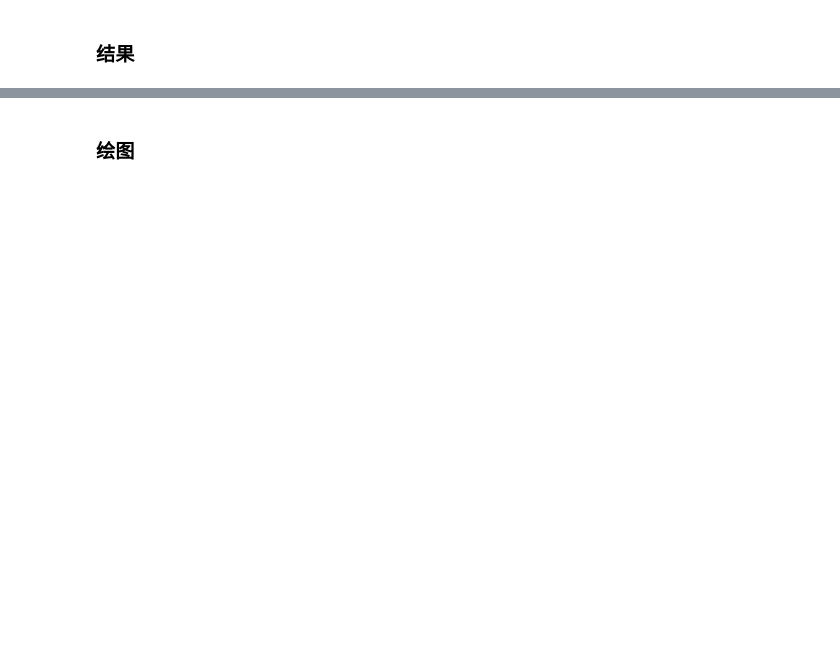
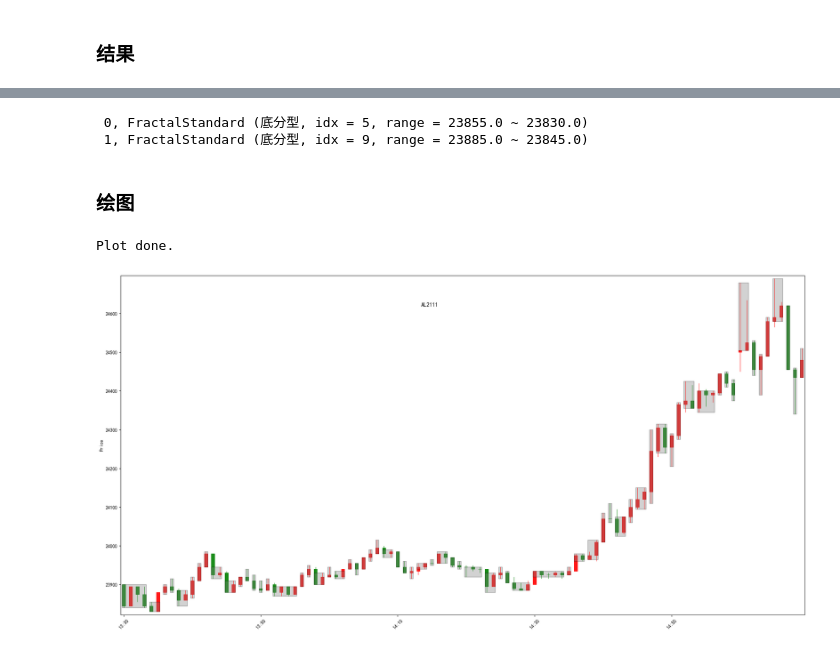
Before and after one commit to BruceFrankWong/InvestmentWorkshop, a Jupyter notebook: notebook/chan_A_02.ipynb, the cells around one changed output, grey strips where cells are left out. Cells and saved outputs as stored; diff of their text form; code cells hidden in the pictures; blank space fills up the shorter version.

```diff
--- a/notebook/chan_A_02.ipynb
+++ b/notebook/chan_A_02.ipynb
@@ -107,7 +107,7 @@ memory usage: 31.1 KB
 ### 计算
 # %%
 count: int = 100
-result = theory_of_chan_2(df_ohlc, count, debug=True)
+chan_list, fractal_list = theory_of_chan_2(df_ohlc, count, debug=True)
 # %% [output]
 第   0 /  99 （普通K线）轮：
     前K线（缠论K线）：idx = 0, 高点 = 23900.0, 低点 = 23840.0
@@ -135,4 +155,23 @@ print(result)
+# %%
+length: int = len(fractal_list)
+width: int = len(str(length - 1)) + 1
+
+for i in range(length):
+    print(f'{i:>{width}}, {fractal_list[i]}')
+# %% [output]
+ 0, FractalStandard (底分型, idx = 5, range = 23855.0 ~ 23830.0)
+ 1, FractalStandard (底分型, idx = 9, range = 23885.0 ~ 23845.0)
 # %% [markdown]
 ### 绘图
 # %%
-plot_theory_of_chan_2(df_ohlc, df_chan, count)
+plot_theory_of_chan_2(
+    df_ohlc,
+    chan_list,
+    fractal_list,
+    count,
+    show_all_merged=True,
+    hatch_merged=True
+)
+# %% [output]
+Plot done.
+[figure, added]
```
Also changed, not shown: parts of 2 cells of this notebook.
